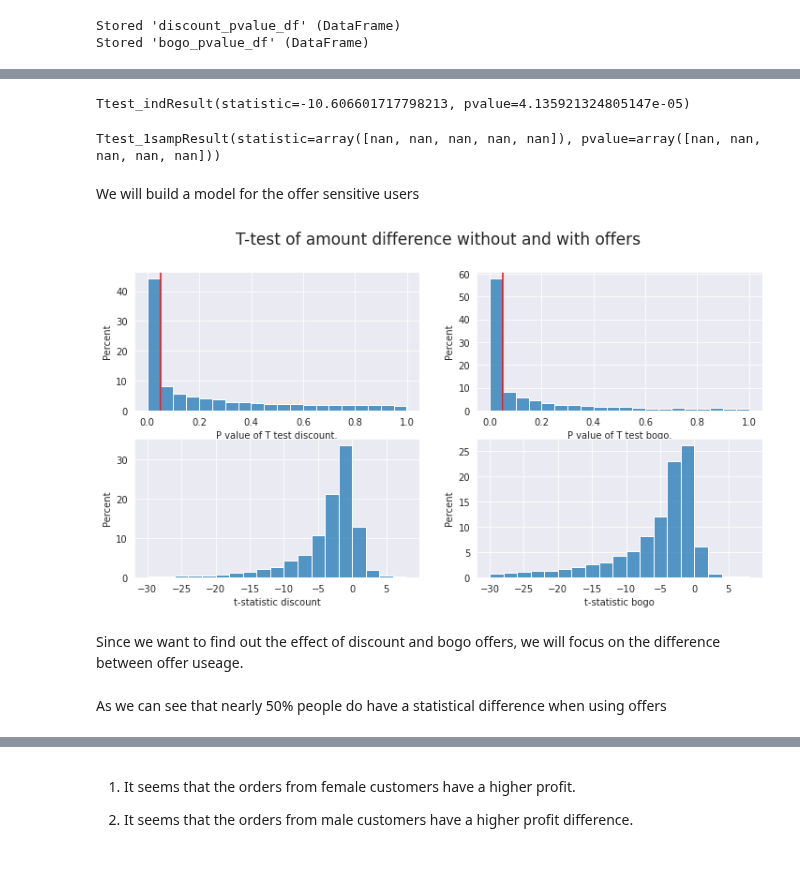
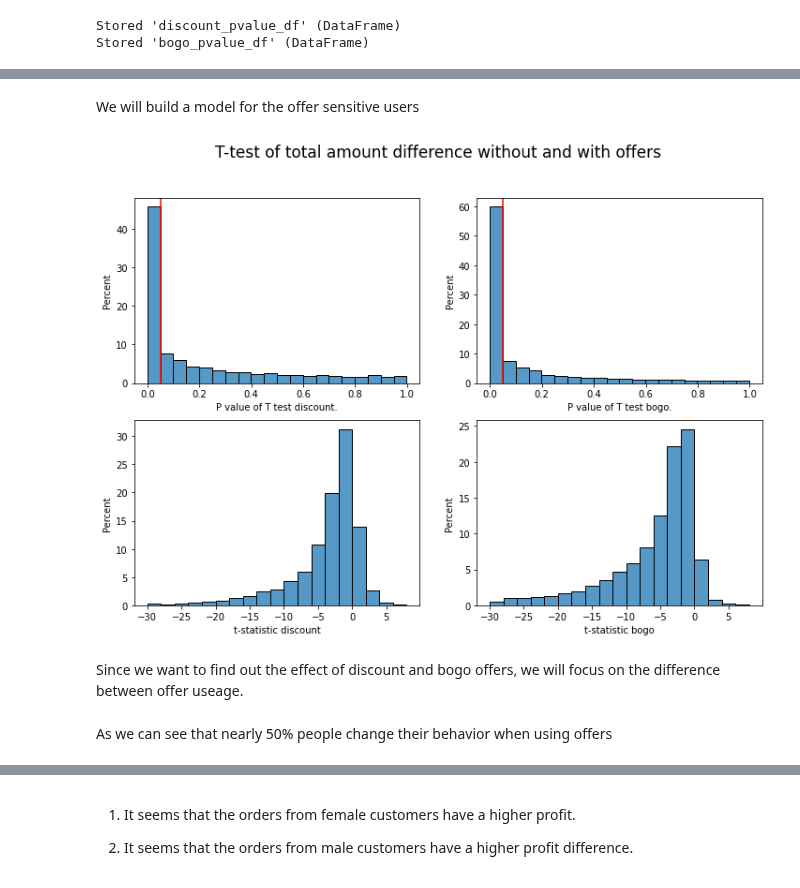
Before and after one commit to venson/starbucks, a Jupyter notebook: Starbucks_Capstone_notebook.ipynb, the cells around one changed output, grey strips where cells are left out. Saved outputs shown, nothing was run; the diff lists cells and outputs as text; code cells hidden in the pictures.

```diff
--- a/Starbucks_Capstone_notebook.ipynb
+++ b/Starbucks_Capstone_notebook.ipynb
@@ -510,12 +434,0 @@ person_14
-# %%
-person_14 = elementary_trans[elementary_trans['person_id'] == 14].copy()
-offer_df = person_14[['offer_id','duration']].dropna()
-print(offer_df)
-person_14.fillna({'event':'trans'}, inplace=True)
-pivot_one = person_14[person_14['event'].isin(['offer viewed', 'offer completed', 'transaction'])].\
-    reset_index().pivot(index='index', columns=['offer_id','event'], values='time')
-offer = 'DIS_r5_d20_u10'
-dura = offer_df.loc[offer_df['offer_id'] == offer, 'duration'] * 24
-dis = pivot_one[offer].dropna(how='all')
-
-dis.loc[0,0]
@@ -644,3 +521,16 @@ plt.show()
+# %%
+def remove_unviewed_offer(df):
+    index_unusual = pd.Index([])
+    for person in df['person_id'].unique():
+        index_ = get_index_unusual(df[df['person_id'] == person])
+        index_unusual = index_unusual.append(index_)
+    return index_unusual
+
+
+index_unusual = remove_unviewed_offer(elementary_trans)
+# %%
+index_unusual.shape
+elementary_trans_ = elementary_trans.loc[np.setdiff1d(elementary_trans.index, index_unusual)]
 # %%
 plt.figure(figsize=(12,6))
 sns.histplot(elementary_trans_[elementary_trans_['event'].isin(['offer received', 'offer viewed', 'offer completed'])],
@@ -879,43 +757,34 @@ bogo_pvalue_df.describe()
-# %%
-stats.ttest_ind([1,2,1,2,1,2],[2,1,1], alternative = 'two-sided')
-stats.ttest_ind([1,2,1,2,1,2],[6,7], alternative = 'two-sided')
-# %% [output]
-Ttest_indResult(statistic=-10.606601717798213, pvalue=4.135921324805147e-05)
-# %%
-stats.ttest_1samp(a = [5], popmean=[1,2,2,1,1])
-# %% [output]
-Ttest_1sampResult(statistic=array([nan, nan, nan, nan, nan]), pvalue=array([nan, nan, nan, nan, nan]))
 # %% [markdown]
 We will build a model for the offer sensitive users
 # %%
 # Visualize
 # For T test result
 
 %store -r discount_pvalue_df
 %store -r bogo_pvalue_df
-fig, ((ax1, ax2),(ax3,ax4)) = plt.subplots(nrows = 2, ncols = 2, figsize = (12, 6))
-fig.suptitle('T-test of amount difference without and with offers', fontsize=17)
+fig, ((ax1, ax2),(ax3,ax4)) = plt.subplots(nrows = 2, ncols = 2, figsize = (12, 8))
+fig.suptitle('T-test of total amount difference without and with offers', fontsize=17)
 sns.histplot(data = discount_pvalue_df, x = 'pvalue' , stat = 'percent',bins = 20, ax = ax1)
 ax1.axvline(x = 0.05, color = 'r')
 ax1.set_xlabel('P value of T test discount.')
 
 sns.histplot(data = bogo_pvalue_df, x = 'pvalue', stat = 'percent', bins = 20 ,ax = ax2)
 ax2.axvline(x = 0.05, color = 'r')
 ax2.set_xlabel('P value of T test bogo.')
 
 sns.histplot(data = discount_pvalue_df, x = 'static', stat = 'percent', bins = range(-30, 10, 2) ,ax = ax3)
 ax3.set_xlabel('t-statistic discount')
 
 
 sns.histplot(data = bogo_pvalue_df, x = 'static', stat = 'percent', bins = range(-30, 10, 2) ,ax = ax4)
 ax4.set_xlabel('t-statistic bogo')
 plt.show()
 # %% [output]
-[figure, old version]
+[figure, new version]
 # %% [markdown]
 Since we want to find out the effect of discount and bogo offers, we will focus on the difference between offer useage.
 # %% [markdown]
-As we can see that nearly 50% people do have a statistical difference when using offers
+As we can see that nearly 50% people change their behavior when using offers
 # %%
 def trans_profit(trans_reward = trans_reward, gross_profit_margin=0.3):
     """
```
Also changed, not shown: parts of 64 cells of this notebook.
